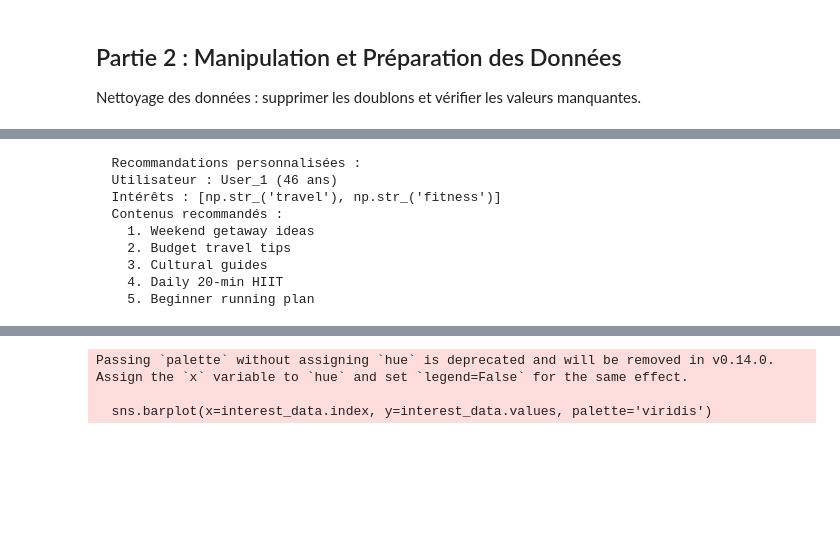
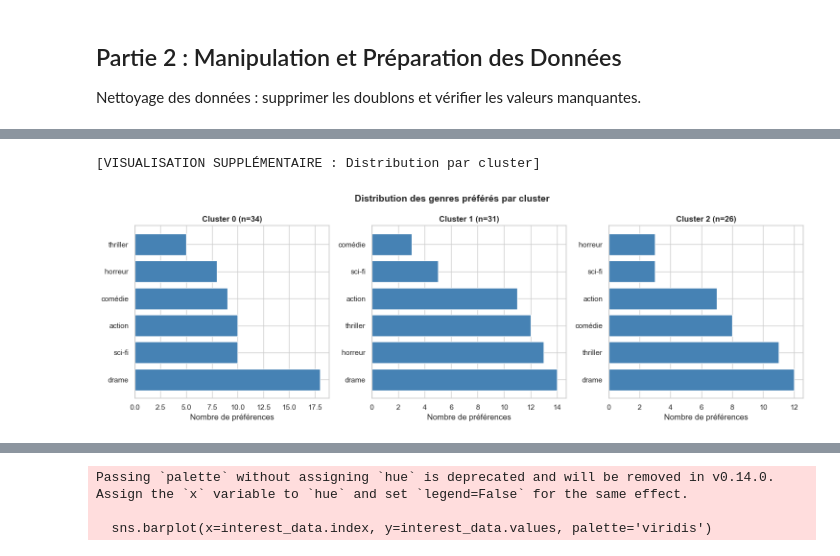
Before and after one commit to BAKARY16/DI-Bootcamp, a Jupyter notebook: week03/day04/custom_generator/demo.ipynb, the cells around one changed output, grey strips where cells are left out. Cells and saved outputs as stored; diff of their text form; code cells hidden in the pictures; blank space fills up the shorter version.

```diff
--- a/week03/day04/custom_generator/demo.ipynb
+++ b/week03/day04/custom_generator/demo.ipynb
@@ -16,7 +16,11 @@ import numpy as np
 import matplotlib.pyplot as plt
 import seaborn as sns
 from scipy import stats
+from datetime import datetime, timedelta
+import warnings
+warnings.filterwarnings('ignore')
 
 np.random.seed(42)
 sns.set_theme(style='whitegrid')
+plt.rcParams['figure.figsize'] = (12, 6)
 # %%
@@ -336,56 +707,27 @@ print(f'  Total contenus : {sum(len(v) for v in CONTENT_CATALOG.values())}')
 # %%
-# Fonction de recommandation personnalisée
-def recommend_content(user, catalog, n=5):
-    """Recommande du contenu basé sur :
-    - Les intérêts de l'utilisateur
-    - Son âge
-    """
-    recommendations = []
+# Visualisation supplémentaire : Matrice de corrélation des genres par cluster
+print('\n[VISUALISATION SUPPLÉMENTAIRE : Distribution par cluster]')
 
-    # Parcourir chaque intérêt de l'utilisateur
-    for interest in user['interests']:
-        if interest in catalog:
-            # Filtrer le contenu selon l'âge de l'utilisateur
-            for content in catalog[interest]:
-                if content['target_age_min'] <= user['age'] <= content['target_age_max']:
-                    # Donner un score basé sur l'intérêt
-                    score = 10  # Score base pour intérêt correspondant
+if 'cluster' in df_clean.columns:
+    fig, axes = plt.subplots(1, 3, figsize=(15, 5))
 
-                    # Bonus si l'intérêt est mentionné dans l'activité
-                    activity_bonus = sum(
-                        1 for activity in user['activity_log']
-                        if interest in activity.lower()
-                    )
-                    score += activity_bonus
+    for c in range(3):
+        ax = axes[c]
+        cluster_data = df_clean[df_clean['cluster'] == c]
+        cluster_prefs = []
+        for prefs in cluster_data['preferences']:
+            cluster_prefs.extend(prefs)
 
-                    recommendations.append({
-                        'title': content['title'],
-                        'category': interest,
-                        'score': score
-                    })
+        if len(cluster_prefs) > 0:
+            pref_counts = pd.Series(cluster_prefs).value_counts()
+            ax.barh(pref_counts.index, pref_counts.values, color='steelblue')
+            ax.set_title(f'Cluster {c} (n={len(cluster_data)})', fontweight='bold')
+            ax.set_xlabel('Nombre de préférences')
 
-    # Trier par score et retourner les top-n
-    recommendations = sorted(recommendations, key=lambda x: x['score'], reverse=True)[:n]
-    return [r['title'] for r in recommendations]
-
-# Tester la recommandation
-user_example = df_clean.iloc[0].to_dict()
-recommendations = recommend_content(user_example, CONTENT_CATALOG, n=5)
-
-print('  Recommandations personnalisées :')
-print(f'  Utilisateur : {user_example["name"]} ({user_example["age"]:.0f} ans)')
-print(f'  Intérêts : {user_example["interests"]}')
-print(f'  Contenus recommandés :')
-for i, rec in enumerate(recommendations, 1):
-    print(f'    {i}. {rec}')
+    plt.suptitle('Distribution des genres préférés par cluster', fontsize=14, fontweight='bold')
+    plt.tight_layout()
+    plt.show()
 # %% [output]
-  Recommandations personnalisées :
-  Utilisateur : User_1 (46 ans)
-  Intérêts : [np.str_('travel'), np.str_('fitness')]
-  Contenus recommandés :
-    1. Weekend getaway ideas
-    2. Budget travel tips
-    3. Cultural guides
-    4. Daily 20-min HIIT
-    5. Beginner running plan
+[VISUALISATION SUPPLÉMENTAIRE : Distribution par cluster]
+[figure, added]
 # %%
```
Also changed, not shown: parts of 20 cells of this notebook, 4 other files.
